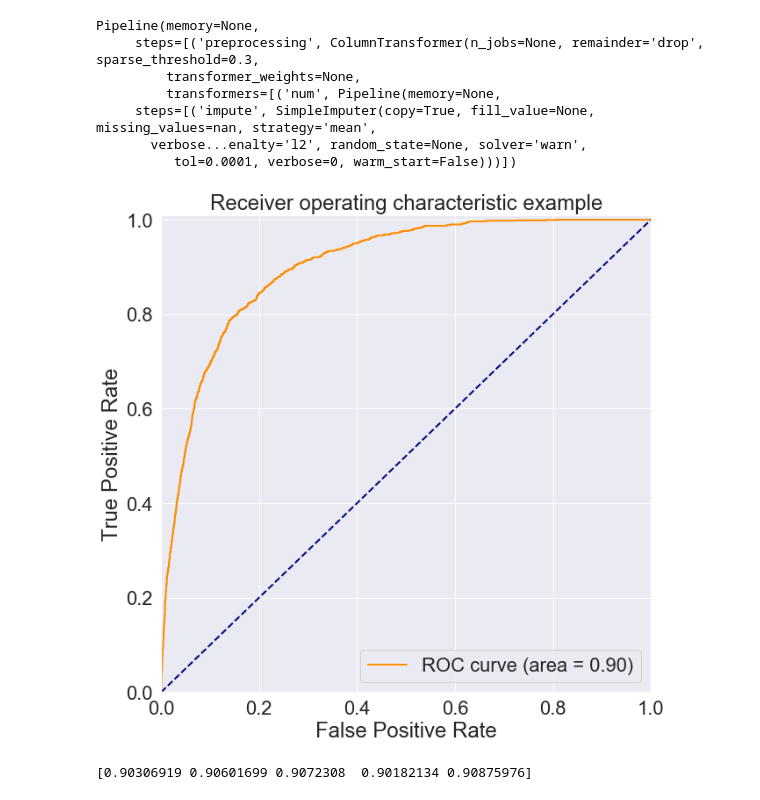
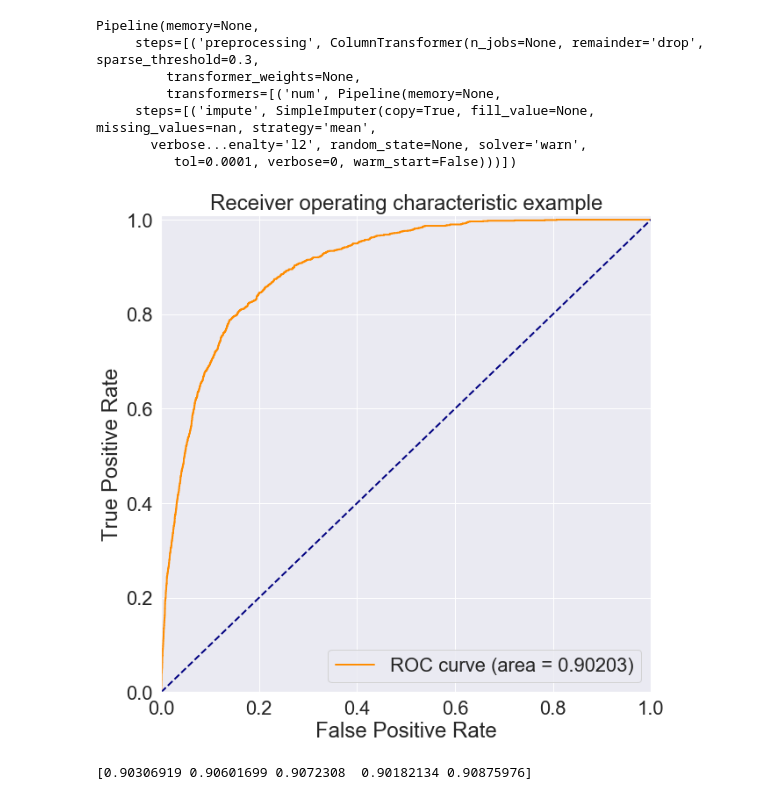
Before and after one commit to IooHooI/DATA_PREPARATION, a Jupyter notebook: notebooks/PIPELINES.ipynb, the cells around one changed output. Cells and saved outputs as stored; diff of their text form; code cells hidden in the pictures.

```diff
--- a/notebooks/PIPELINES.ipynb
+++ b/notebooks/PIPELINES.ipynb
@@ -439,17 +448,17 @@ y_pred = classifier_pipeline.predict_proba(X_test)
 fpr, tpr, _ = roc_curve(y_test, y_pred[:, 1])
 # %%
 plt.figure(figsize=(10, 10))
-plt.plot(fpr, tpr, color='darkorange', lw=2, label='ROC curve (area = %0.2f)' % auc(fpr, tpr))
+plt.plot(fpr, tpr, color='darkorange', lw=2, label='ROC curve (area = %0.5f)' % auc(fpr, tpr))
 plt.plot([0, 1], [0, 1], color='navy', lw=2, linestyle='--')
 plt.xlim([0.0, 1.0])
 plt.ylim([0.0, 1.01])
 plt.xlabel('False Positive Rate')
 plt.ylabel('True Positive Rate')
 plt.title('Receiver operating characteristic example')
 plt.legend(loc="lower right")
 plt.show()
 # %% [output]
-[figure, old version]
+[figure, new version]
 # %%
 print(cross_val_score(classifier_pipeline, X_train, y_train, cv=5))
 # %% [output]
```
Also changed, not shown: parts of 23 cells of this notebook.
